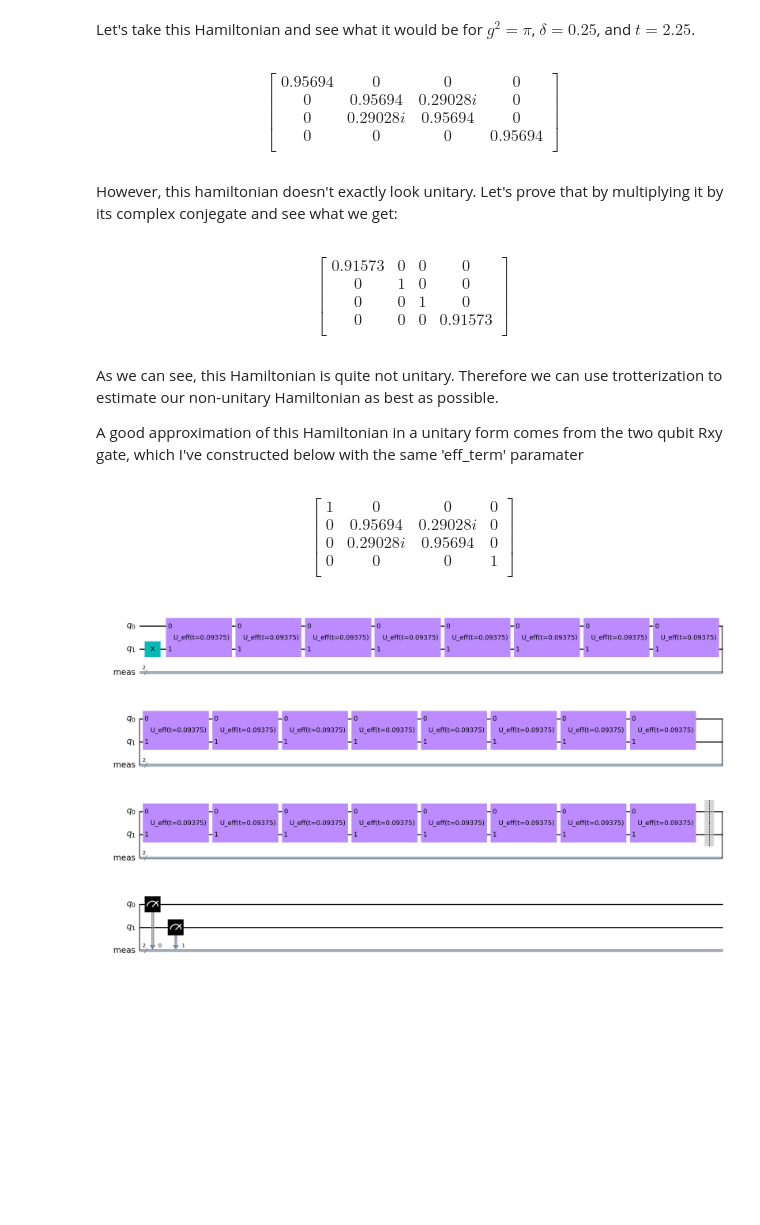
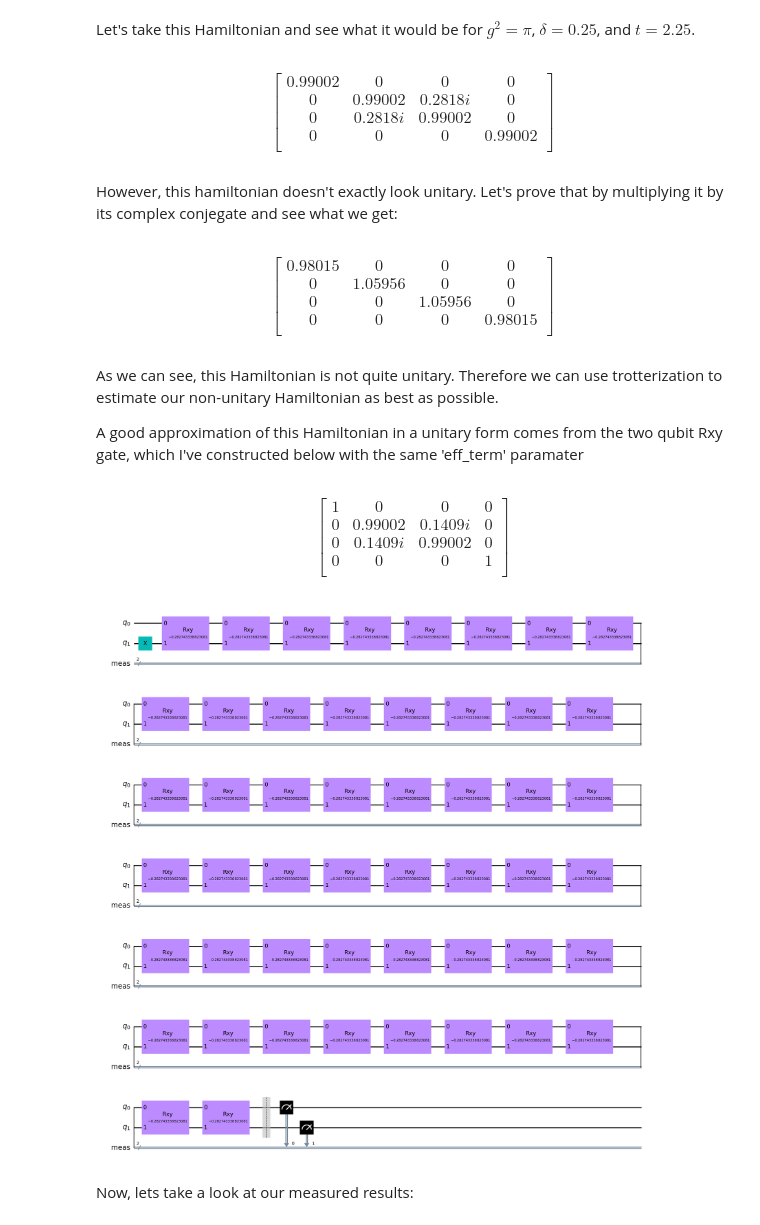
Before and after one commit to the-iron-ryan/CS-239, a Jupyter notebook: HamiltonianSim/HamiltonianSim.ipynb, the cells around one changed output. Saved outputs shown, nothing was run; the diff lists cells and outputs as text; code cells hidden in the pictures; blank space fills up the shorter version.

Commit message:
Approx CCNOT before full parameterization

```diff
--- a/HamiltonianSim/HamiltonianSim.ipynb
+++ b/HamiltonianSim/HamiltonianSim.ipynb
@@ -29,14 +30,16 @@ This makes our $\epsilon$ error approximately 20%, which should be plenty accept
 First, let's build our U(t) for our hamiltonian simulation for $\delta$ = 0.5 and $\Omega$ = $2\pi$
 # %%
 t = 2.25
+r = 25
+dt = t/r
+
 delta = 0.5
 Omega = 2*np.pi
 
-qr = QuantumRegister(1)
-qc = QuantumCircuit(qr, name="U(t={})".format(t))
+qc = QuantumCircuit(1, name="U(dt={})".format(dt))
 
-qc.rz(delta * t, 0)
-qc.rx(Omega * t, 0)
+qc.rz(delta * dt, 0)
+qc.rx(Omega * dt, 0)
 U_t = qc.to_gate()
 qc.draw(output='mpl')
 # %% [output]
@@ -44,12 +47,9 @@ qc.draw(output='mpl')
 # %%
-qr = QuantumRegister(1)
-cr = ClassicalRegister(1)
-qc = QuantumCircuit(qr, cr)
+qc = QuantumCircuit(1)
 
-r = 16
 for i in range(r):
     qc.append(U_t, [0])
-qc.measure(qr[0], cr[0])
 
+qc.measure_all()
 qc.draw(output='mpl')
 # %% [output]
@@ -69,30 +93,30 @@ $$ U_{Eff}(t) = cos(\frac{g^2}{4\delta}t) \mathbb{I} + \mathbb{i}sin(\frac{g^2}{
 # %% [markdown]
 Let's take this Hamiltonian and see what it would be for $g^2=\pi$, $\delta=0.25$, and $t=2.25$.
 # %%
+# Define all our hamiltonina params
 g_sq = np.pi
 delta = 0.25
 t = 2.25
-r = 24
 
+# Define our trotterization terms for simulation
+r = 50
 dt = t / r
 
 eff_term = (g_sq / (4 * delta)) * dt
 
+# The time evolved unitrary
 I_comp = np.cos(eff_term) * tensor(qeye(2),qeye(2))
-sig_comp = 1.j * np.sin(eff_term) * (tensor(sigmap(), sigmam()) + tensor(sigmam(), sigmap()))
-
-
-# Full value of the effective hamiltonian
+sig_comp = 1.j * np.sin(eff_term) * (tensor(sigmax(), sigmax()) + tensor(sigmay(), sigmay()))
 U_eff = I_comp + sig_comp
 
 array_to_latex(U_eff)
 # %% [output]
 $$
 \begin{bmatrix}
-0.95694 & 0 & 0 & 0  \\
- 0 & 0.95694 & 0.29028i & 0  \\
- 0 & 0.29028i & 0.95694 & 0  \\
- 0 & 0 & 0 & 0.95694  \\
+0.99002 & 0 & 0 & 0  \\
+ 0 & 0.99002 & 0.2818i & 0  \\
+ 0 & 0.2818i & 0.99002 & 0  \\
+ 0 & 0 & 0 & 0.99002  \\
  \end{bmatrix}
 $$
 # %% [markdown]
@@ -104,14 +128,14 @@ array_to_latex(unitary_val)
 # %% [output]
 $$
 \begin{bmatrix}
-0.91573 & 0 & 0 & 0  \\
- 0 & 1 & 0 & 0  \\
- 0 & 0 & 1 & 0  \\
- 0 & 0 & 0 & 0.91573  \\
+0.98015 & 0 & 0 & 0  \\
+ 0 & 1.05956 & 0 & 0  \\
+ 0 & 0 & 1.05956 & 0  \\
+ 0 & 0 & 0 & 0.98015  \\
  \end{bmatrix}
 $$
 # %% [markdown]
-As we can see, this Hamiltonian is quite not unitary. Therefore we can use trotterization to estimate our non-unitary Hamiltonian as best as possible.
+As we can see, this Hamiltonian is not quite unitary. Therefore we can use trotterization to estimate our non-unitary Hamiltonian as best as possible.
 
 A good approximation of this Hamiltonian in a unitary form comes from the two qubit Rxy gate, which I've constructed below with the same 'eff_term' paramater
 # %%
@@ -128,13 +152,13 @@ array_to_latex(Rxy_op)
 $$
 \begin{bmatrix}
 1 & 0 & 0 & 0  \\
- 0 & 0.95694 & 0.29028i & 0  \\
- 0 & 0.29028i & 0.95694 & 0  \\
+ 0 & 0.99002 & 0.1409i & 0  \\
+ 0 & 0.1409i & 0.99002 & 0  \\
  0 & 0 & 0 & 1  \\
  \end{bmatrix}
 $$
 # %%
-def Rxy(Gate):
+class Rxy(Gate):
     def __init__(self, phi, label="Rxy"):
         super().__init__('U', 2, [phi], label=label)
 
@@ -152,15 +176,19 @@ def Rxy(Gate):
 # %%
 phi = Parameter("phi")
 qc = QuantumCircuit(2)
 
 qc.x(1)
 for i in range(r):
     qc.append(Rxy(phi), [0,1])
+qc.reverse_bits()
 qc.measure_all()
 
-qc.draw(output='mpl')
+bound_qc = qc.assign_parameters({ phi: -2*eff_term})
+bound_qc.draw(output='mpl')
 # %% [output]
-[figure, old version]
+[figure, new version]
+# %% [markdown]
+Now, lets take a look at our measured results:
 # %%
 sim = Aer.get_backend('aer_simulator')
 shots = 2000
```
Also changed, not shown: parts of 21 cells of this notebook, 5 other files.
